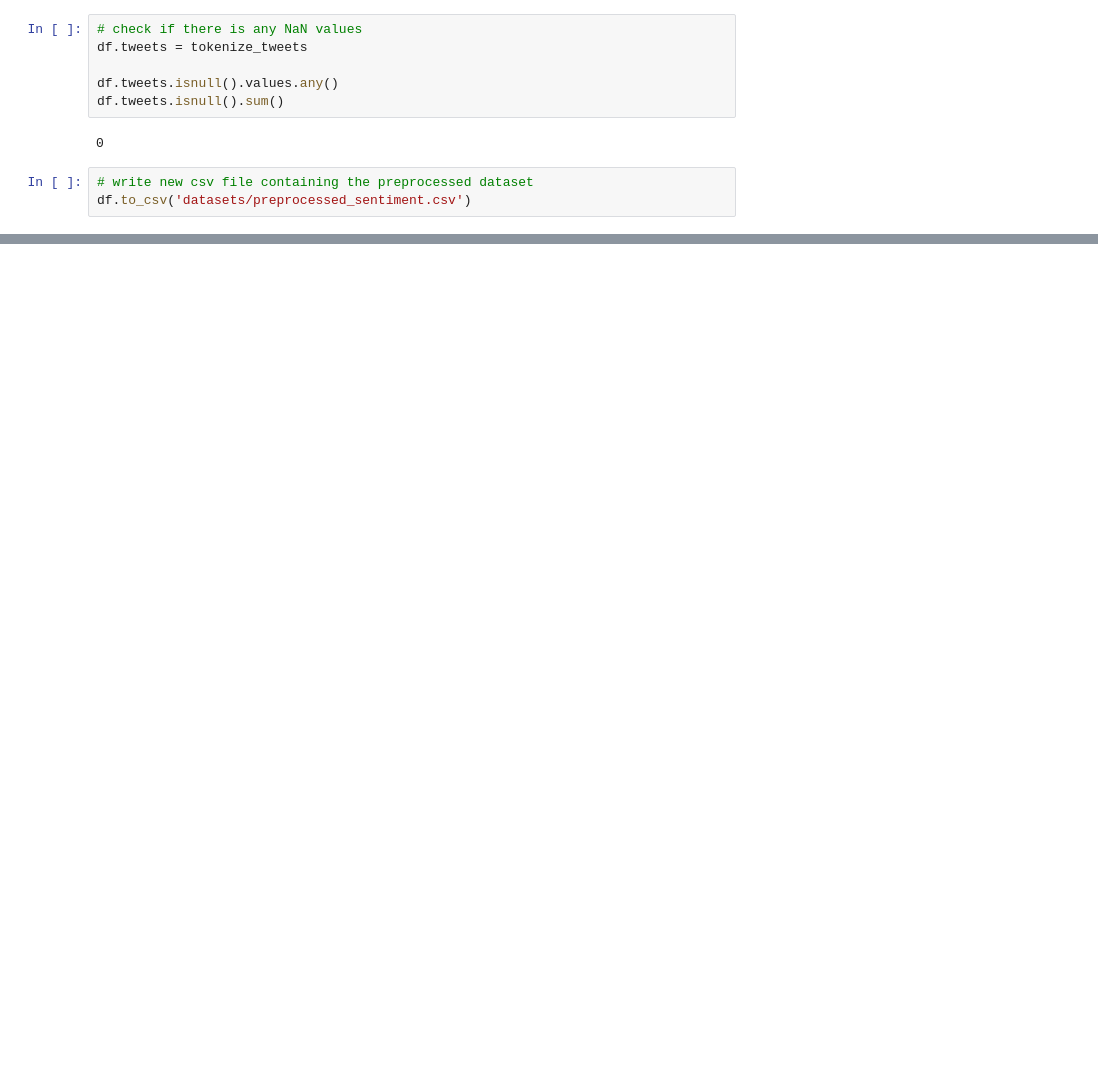
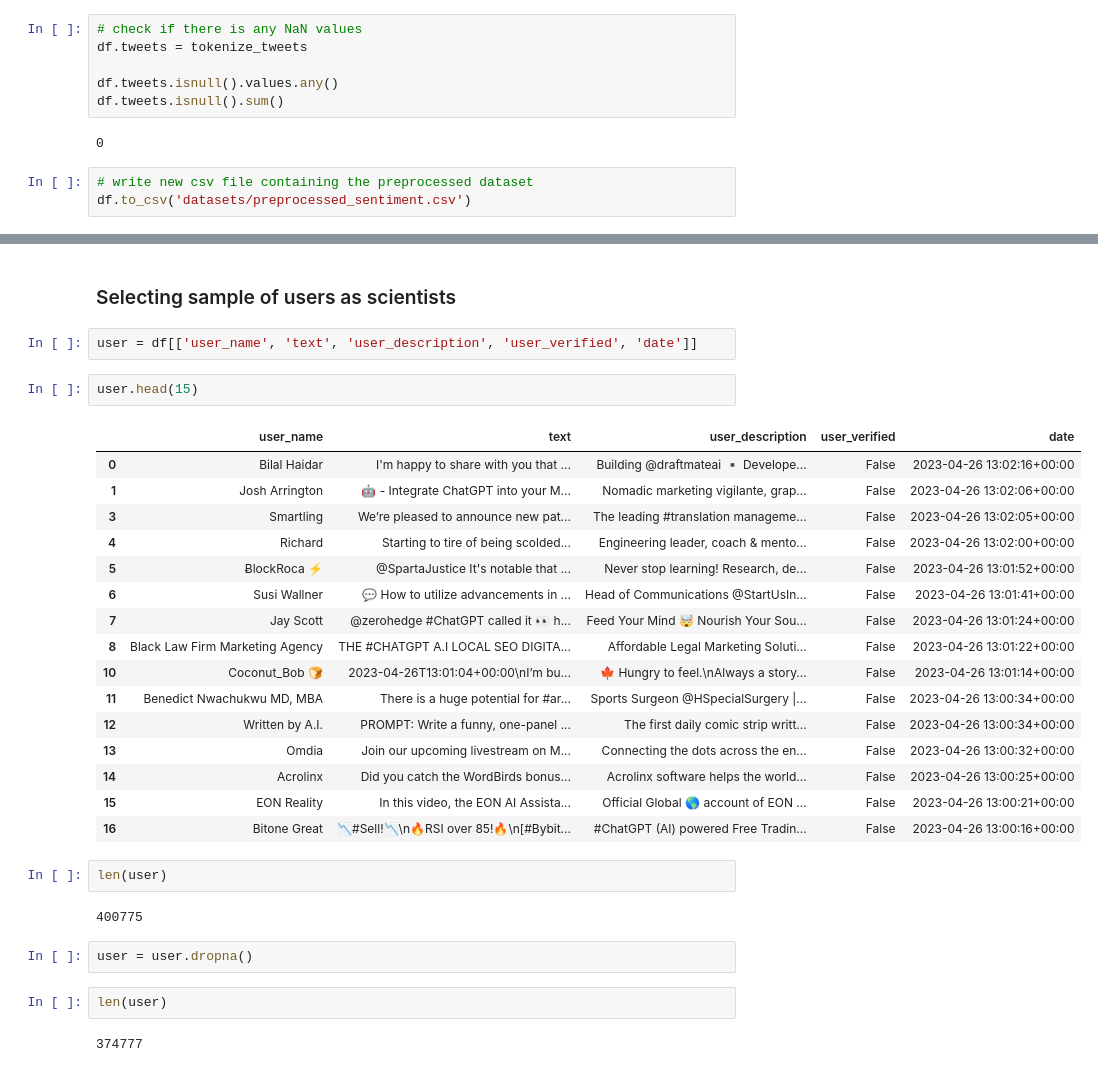
Before and after one commit to Ajkunas/computational-social-media, a Jupyter notebook: data_preprocessing.ipynb, the cells around one changed output, grey strips where cells are left out. Cells and saved outputs as stored; diff of their text form; blank space fills up the shorter version.

```diff
--- a/data_preprocessing.ipynb
+++ b/data_preprocessing.ipynb
@@ -255,0 +307,33 @@ df.to_csv('datasets/preprocessed_sentiment.csv')
+# %% [markdown]
+### Selecting sample of users as scientists
+# %%
+user = df[['user_name', 'text', 'user_description', 'user_verified', 'date']]
+# %%
+user.head(15)
+# %% [output]
+|  | user_name | text | user_description | user_verified | date |
+| 0 | Bilal Haidar | I'm happy to share with you that ... | Building @draftmateai ▪️ Develope... | False | 2023-04-26 13:02:16+00:00 |
+| 1 | Josh Arrington | 🤖 - Integrate ChatGPT into your M... | Nomadic marketing vigilante, grap... | False | 2023-04-26 13:02:06+00:00 |
+| 3 | Smartling | We’re pleased to announce new pat... | The leading #translation manageme... | False | 2023-04-26 13:02:05+00:00 |
+| 4 | Richard | Starting to tire of being scolded... | Engineering leader, coach & mento... | False | 2023-04-26 13:02:00+00:00 |
+| 5 | ɃlockRoca ⚡️ | @SpartaJustice It's notable that ... | Never stop learning! Research, de... | False | 2023-04-26 13:01:52+00:00 |
+| 6 | Susi Wallner | 💬 How to utilize advancements in ... | Head of Communications @StartUsIn... | False | 2023-04-26 13:01:41+00:00 |
+| 7 | Jay Scott | @zerohedge #ChatGPT called it 👀 h... | Feed Your Mind 🤯 Nourish Your Sou... | False | 2023-04-26 13:01:24+00:00 |
+| 8 | Black Law Firm Marketing Agency | THE #CHATGPT A.I LOCAL SEO DIGITA... | Affordable Legal Marketing Soluti... | False | 2023-04-26 13:01:22+00:00 |
+| 10 | Coconut_Bob 🍞 | 2023-04-26T13:01:04+00:00\nI’m bu... | 🍁 Hungry to feel.\nAlways a story... | False | 2023-04-26 13:01:14+00:00 |
+| 11 | Benedict Nwachukwu MD, MBA | There is a huge potential for #ar... | Sports Surgeon @HSpecialSurgery |... | False | 2023-04-26 13:00:34+00:00 |
+| 12 | Written by A.I. | PROMPT: Write a funny, one-panel ... | The first daily comic strip writt... | False | 2023-04-26 13:00:34+00:00 |
+| 13 | Omdia | Join our upcoming livestream on M... | Connecting the dots across the en... | False | 2023-04-26 13:00:32+00:00 |
+| 14 | Acrolinx | Did you catch the WordBirds bonus... | Acrolinx software helps the world... | False | 2023-04-26 13:00:25+00:00 |
+| 15 | EON Reality | In this video, the EON AI Assista... | Official Global 🌎 account of EON ... | False | 2023-04-26 13:00:21+00:00 |
+| 16 | Bitone Great | 📉#Sell!📉\n🔥RSI over 85!🔥\n[#Bybit... | #ChatGPT (AI) powered Free Tradin... | False | 2023-04-26 13:00:16+00:00 |
+# %%
+len(user)
+# %% [output]
+400775
+# %%
+user = user.dropna()
+# %%
+len(user)
+# %% [output]
+374777
```
Also changed, not shown: parts of 67 cells of this notebook, 9 other files.
